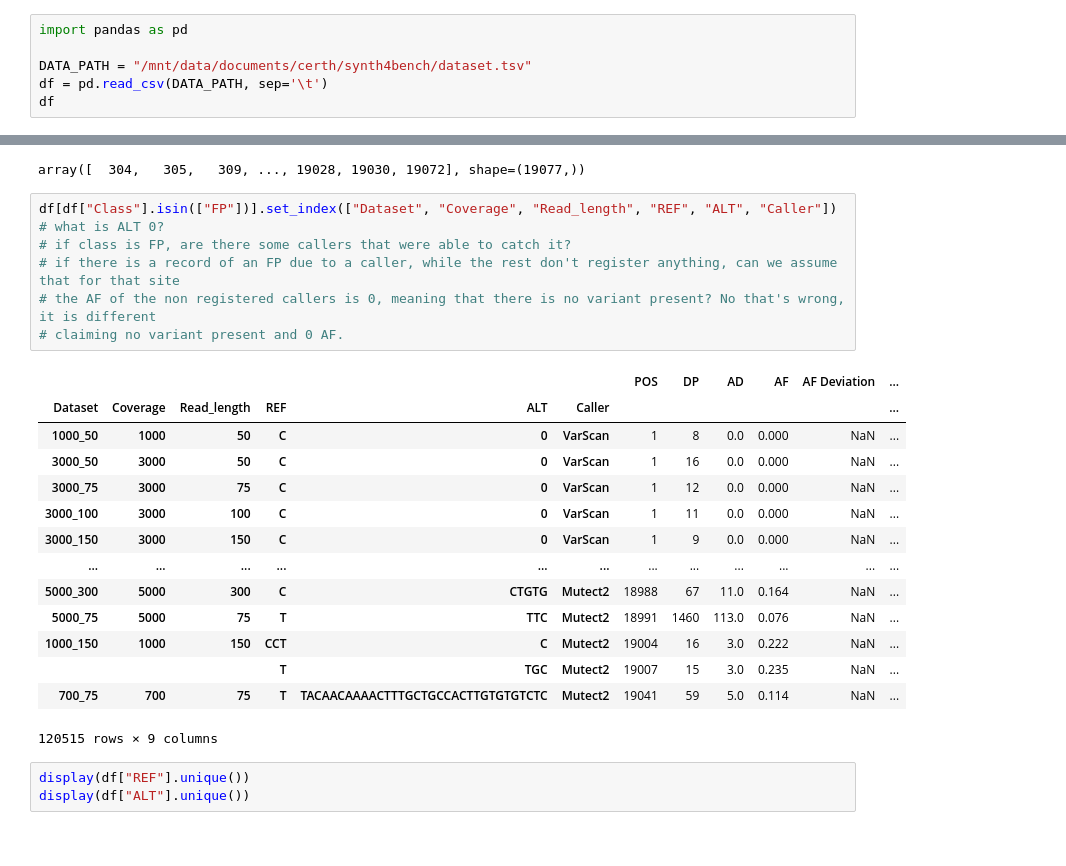
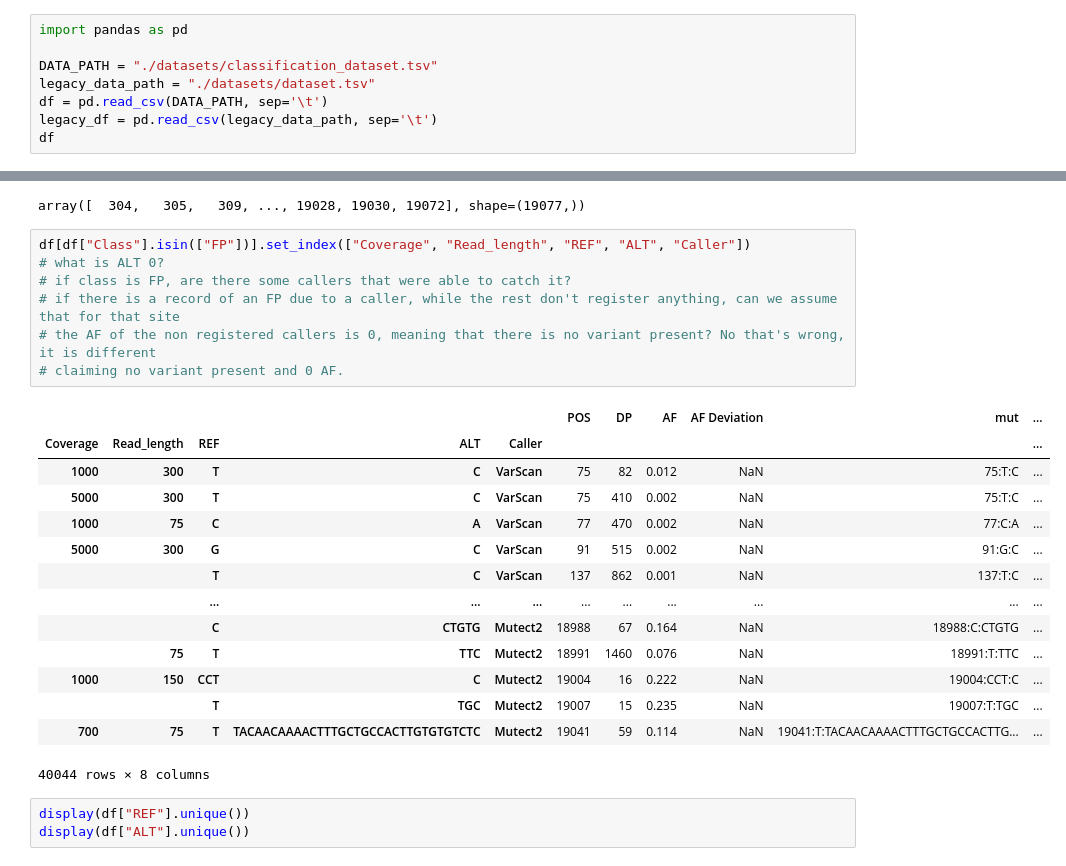
Before and after one commit to thodkatz/synth4bench, a Jupyter notebook: playground.ipynb, the cells around one changed output, grey strips where cells are left out. Saved outputs shown, nothing was run; the diff lists cells and outputs as text.

```diff
--- a/playground.ipynb
+++ b/playground.ipynb
@@ -1,7 +1,9 @@
 # %%
 import pandas as pd
 
-DATA_PATH = "/mnt/data/documents/certh/synth4bench/dataset.tsv"
+DATA_PATH = "./datasets/classification_dataset.tsv"
+legacy_data_path = "./datasets/dataset.tsv"
 df = pd.read_csv(DATA_PATH, sep='\t')
+legacy_df = pd.read_csv(legacy_data_path, sep='\t')
 df
 # %% [output]
@@ -153,27 +173,27 @@ df["POS"].unique()
 # %% [output]
 array([  304,   305,   309, ..., 19028, 19030, 19072], shape=(19077,))
 # %%
-df[df["Class"].isin(["FP"])].set_index(["Dataset", "Coverage", "Read_length", "REF", "ALT", "Caller"])
+df[df["Class"].isin(["FP"])].set_index(["Coverage", "Read_length", "REF", "ALT", "Caller"])
 # what is ALT 0?
 # if class is FP, are there some callers that were able to catch it?
 # if there is a record of an FP due to a caller, while the rest don't register anything, can we assume that for that site
 # the AF of the non registered callers is 0, meaning that there is no variant present? No that's wrong, it is different
 # claiming no variant present and 0 AF.
 # %% [output]
-|  |  |  |  |  |  | POS | DP | AD | AF | AF Deviation | ... |
-| Dataset | Coverage | Read_length | REF | ALT | Caller |  |  |  |  |  | ... |
-| 1000_50 | 1000 | 50 | C | 0 | VarScan | 1 | 8 | 0.0 | 0.000 | NaN | ... |
-| 3000_50 | 3000 | 50 | C | 0 | VarScan | 1 | 16 | 0.0 | 0.000 | NaN | ... |
-| 3000_75 | 3000 | 75 | C | 0 | VarScan | 1 | 12 | 0.0 | 0.000 | NaN | ... |
-| 3000_100 | 3000 | 100 | C | 0 | VarScan | 1 | 11 | 0.0 | 0.000 | NaN | ... |
-| 3000_150 | 3000 | 150 | C | 0 | VarScan | 1 | 9 | 0.0 | 0.000 | NaN | ... |
-| ... | ... | ... | ... | ... | ... | ... | ... | ... | ... | ... | ... |
-| 5000_300 | 5000 | 300 | C | CTGTG | Mutect2 | 18988 | 67 | 11.0 | 0.164 | NaN | ... |
-| 5000_75 | 5000 | 75 | T | TTC | Mutect2 | 18991 | 1460 | 113.0 | 0.076 | NaN | ... |
-| 1000_150 | 1000 | 150 | CCT | C | Mutect2 | 19004 | 16 | 3.0 | 0.222 | NaN | ... |
-|  |  |  | T | TGC | Mutect2 | 19007 | 15 | 3.0 | 0.235 | NaN | ... |
-| 700_75 | 700 | 75 | T | TACAACAAAACTTTGCTGCCACTTGTGTGTCTC | Mutect2 | 19041 | 59 | 5.0 | 0.114 | NaN | ... |
+|  |  |  |  |  | POS | DP | AF | AF Deviation | mut | ... |
+| Coverage | Read_length | REF | ALT | Caller |  |  |  |  |  | ... |
+| 1000 | 300 | T | C | VarScan | 75 | 82 | 0.012 | NaN | 75:T:C | ... |
+| 5000 | 300 | T | C | VarScan | 75 | 410 | 0.002 | NaN | 75:T:C | ... |
+| 1000 | 75 | C | A | VarScan | 77 | 470 | 0.002 | NaN | 77:C:A | ... |
+| 5000 | 300 | G | C | VarScan | 91 | 515 | 0.002 | NaN | 91:G:C | ... |
+|  |  | T | C | VarScan | 137 | 862 | 0.001 | NaN | 137:T:C | ... |
+|  |  | ... | ... | ... | ... | ... | ... | ... | ... | ... |
+|  |  | C | CTGTG | Mutect2 | 18988 | 67 | 0.164 | NaN | 18988:C:CTGTG | ... |
+|  | 75 | T | TTC | Mutect2 | 18991 | 1460 | 0.076 | NaN | 18991:T:TTC | ... |
+| 1000 | 150 | CCT | C | Mutect2 | 19004 | 16 | 0.222 | NaN | 19004:CCT:C | ... |
+|  |  | T | TGC | Mutect2 | 19007 | 15 | 0.235 | NaN | 19007:T:TGC | ... |
+| 700 | 75 | T | TACAACAAAACTTTGCTGCCACTTGTGTGTCTC | Mutect2 | 19041 | 59 | 0.114 | NaN | 19041:T:TACAACAAAACTTTGCTGCCACTTG... | ... |
-120515 rows × 9 columns
+40044 rows × 8 columns
 # %%
 display(df["REF"].unique())
 display(df["ALT"].unique())
```
Also changed, not shown: parts of 2 cells of this notebook, 2 other files.
